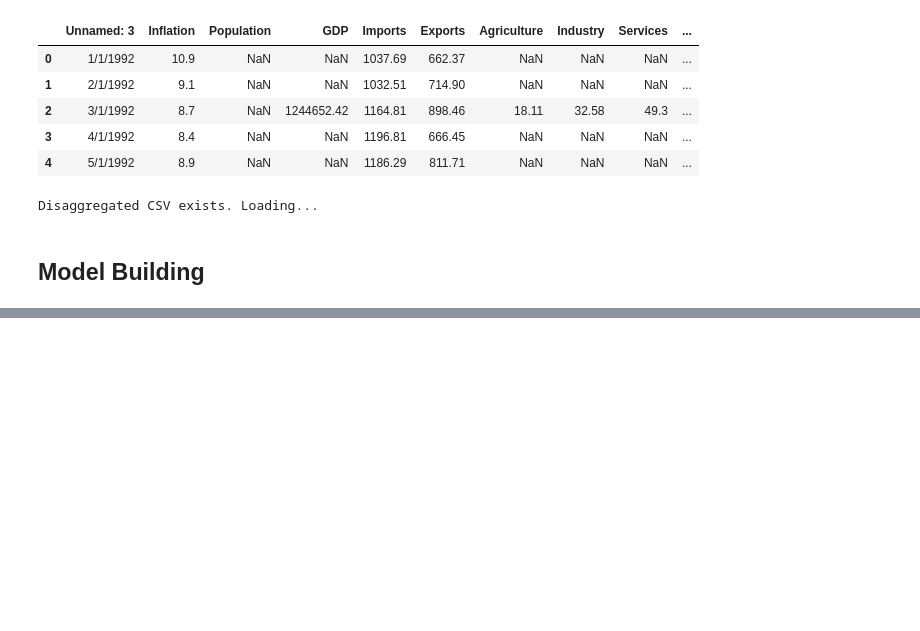
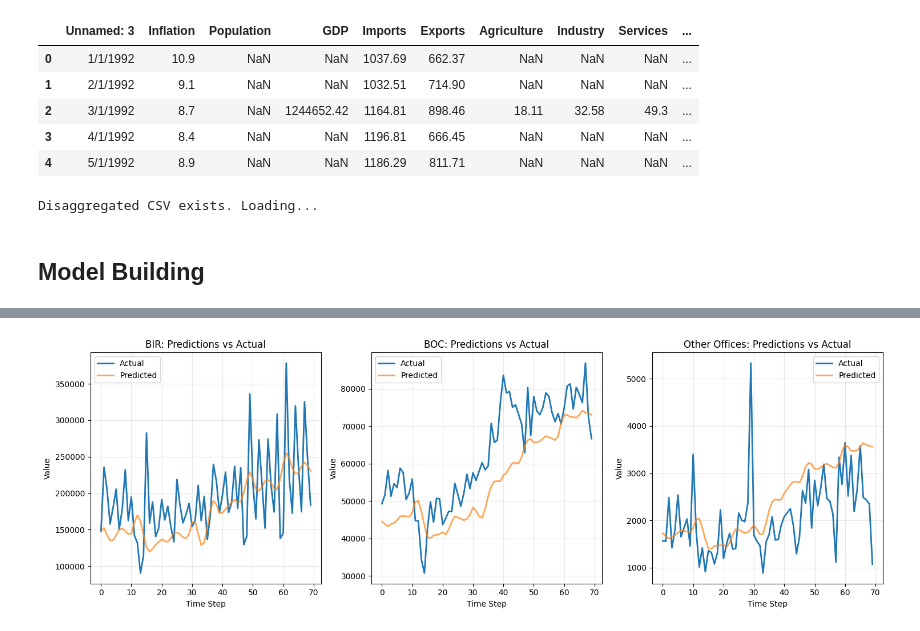
Before and after one commit to paulomercado/caps, a Jupyter notebook: main.ipynb, the cells around one changed output, grey strips where cells are left out. Cells and saved outputs as stored; diff of their text form; code cells hidden in the pictures; blank space fills up the shorter version.

```diff
--- a/main.ipynb
+++ b/main.ipynb
@@ -367,0 +854,4 @@ for i in range(3):
+# %%
+plot_test_predictions(test_preds, test_loader)
+# %% [output]
+[figure, added]
```
Also changed, not shown: parts of 23 cells of this notebook, 9 other files.
